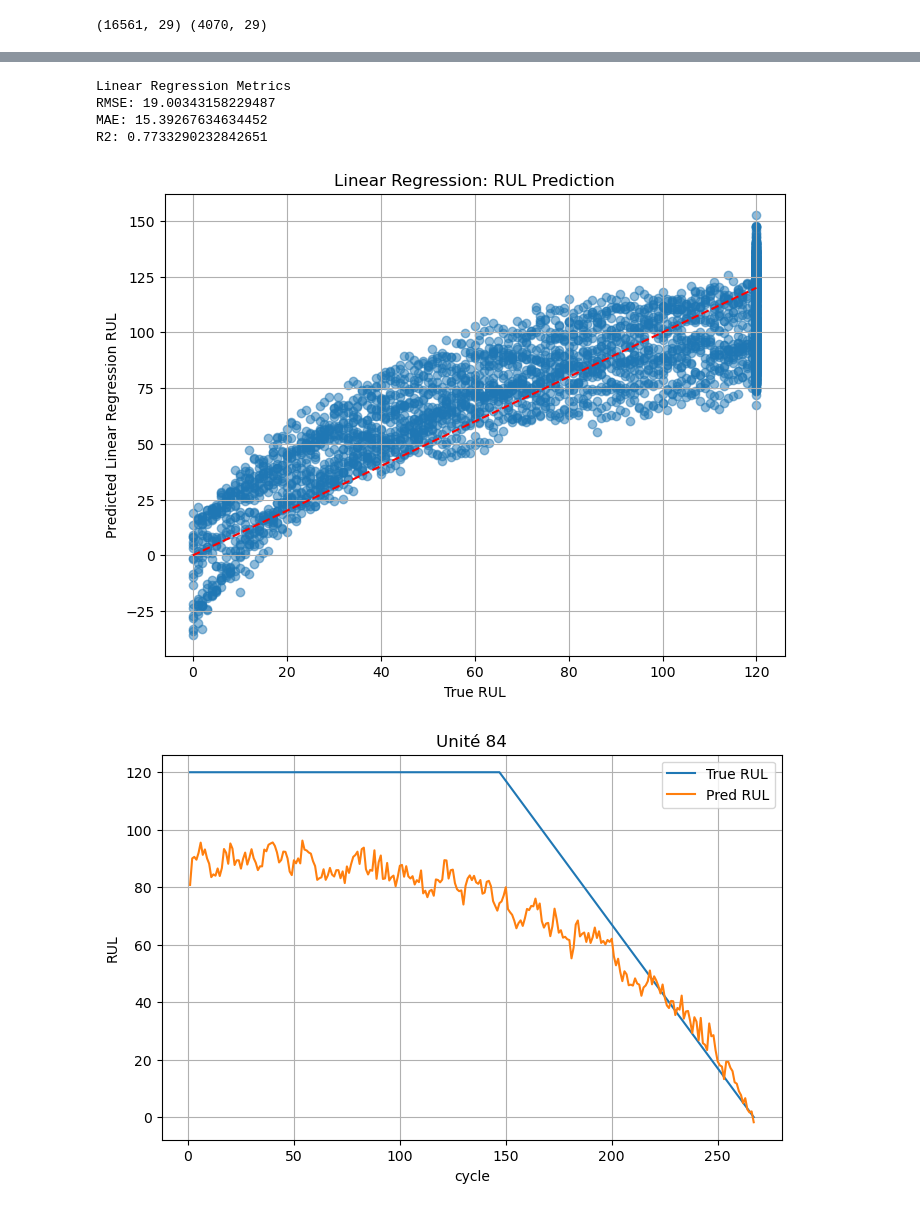
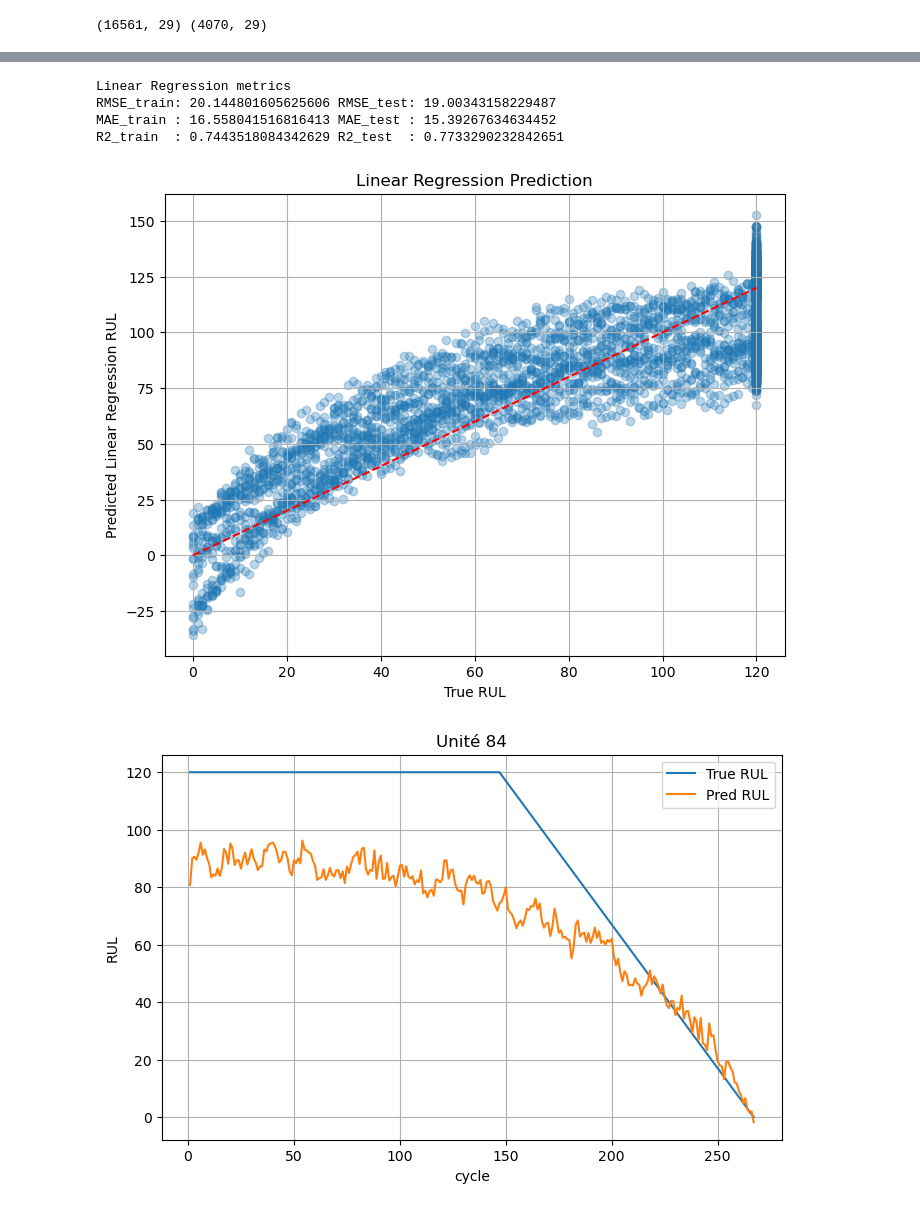
Before and after one commit to elouanXP/smart_predictive_maintenance, a Jupyter notebook: notebooks/03_model.ipynb, the cells around one changed output, grey strips where cells are left out. Cells and saved outputs as stored; diff of their text form; code cells hidden in the pictures.

```diff
--- a/notebooks/03_model.ipynb
+++ b/notebooks/03_model.ipynb
@@ -70,35 +59,14 @@ R2: -0.00022999362190279093
 # %%
 # Linear regression
 
-lr = LinearRegression()
-
-lr.fit(X_train_scaled, y_train)
-y_lr_pred = lr.predict(X_test_scaled)
-
-rmse_lr = np.sqrt(mean_squared_error(y_test, y_lr_pred))
-mae_lr = mean_absolute_error(y_test, y_lr_pred)
-r2_lr = r2_score(y_test, y_lr_pred)
-
-print("Linear Regression Metrics")
-print("RMSE:", rmse_lr)
-print("MAE:", mae_lr)
-print("R2:", r2_lr)
-
-plt.figure(figsize=(8,6))
-plt.scatter(y_test, y_lr_pred, alpha=0.5)
-plt.plot([0, y_test.max()], [0, y_test.max()], 'r--')
-plt.xlabel('True RUL')
-plt.ylabel('Predicted Linear Regression RUL')
-plt.title('Linear Regression: RUL Prediction')
-plt.grid()
-plt.show()
-plt.close()
+lr = LinearRegression().fit(X_train_scaled, y_train)
+plot_metrics_model (lr, X_train_scaled, X_test_scaled, y_train, y_test, "Linear Regression")
 # %% [output]
-Linear Regression Metrics
-RMSE: 19.00343158229487
-MAE: 15.39267634634452
-R2: 0.7733290232842651
+Linear Regression metrics
+RMSE_train: 20.144801605625606 RMSE_test: 19.00343158229487
+MAE_train : 16.558041516816413 MAE_test : 15.39267634634452
+R2_train  : 0.7443518084342629 R2_test  : 0.7733290232842651
-[figure, old version]
+[figure, new version]
 # %%
 unit = test_units[0]
 
```
Also changed, not shown: parts of 6 cells of this notebook, 2 other files.
